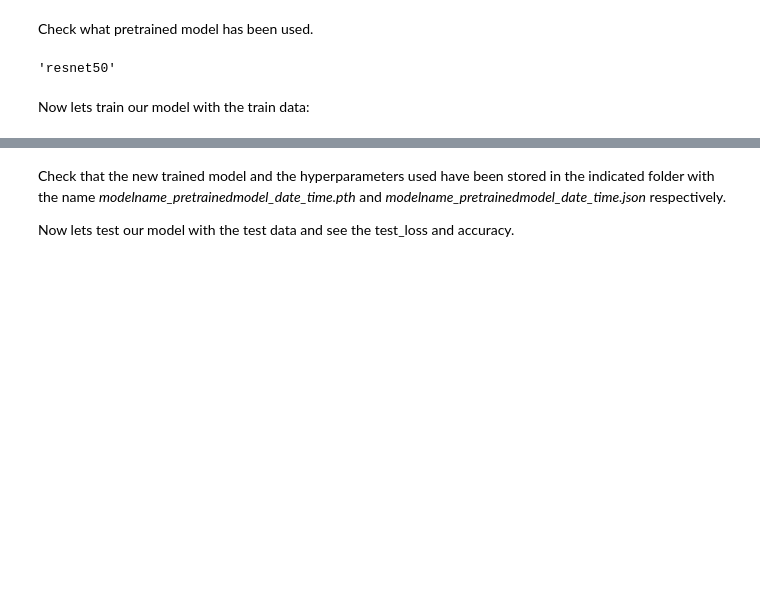
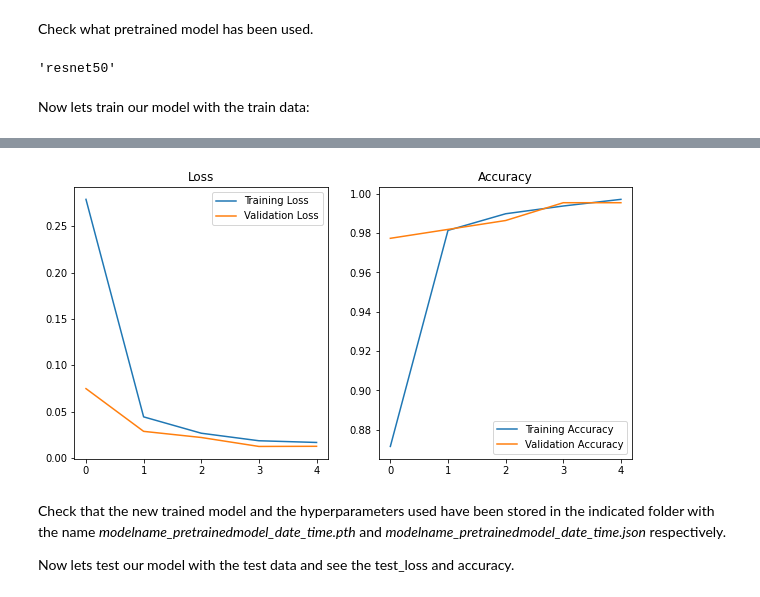
Before and after one commit to gonzalo-cordova-pou/MLADHD, a Jupyter notebook: DEMO.ipynb, the cells around one changed output, grey strips where cells are left out. Cells and saved outputs as stored; diff of their text form; code cells hidden in the pictures; blank space fills up the shorter version.

Commit message:
New training and testing functions

```diff
--- a/DEMO.ipynb
+++ b/DEMO.ipynb
@@ -104,19 +104,20 @@ The idea of case 1 is to create a model by using a pretrained PyTorch model and
 model_name = 'test_newData'
 data_dir = './drive/MyDrive/2023-ADHD-VCU-UPC/data_clean/'
 models_dir = './drive/MyDrive/2023-ADHD-VCU-UPC/models/'
-valid_size = 0.2
+split = (0.8, 0.1, 0.1)
 # %% [markdown]
 Create a dictionary with the hyperparameters:
 # %%
 hyperparams = {
     'lr': 0.003,
-    'epochs': 1,
+    'epochs': 5,
     'batch_size': 64,
     'optimizer': 'Adam',            # options: Adam, SGD
     'loss': 'NLLLoss',              # options: NLLLoss, CrossEntropyLoss
     'pretrained_model': 'resnet50', # options: resnet50, vgg16
     'freeze_pretrained_model': True,# options: True, False
     'train_transforms': 'default',  # options: default
+    'valid_transforms': 'default',    # options: default
     'test_transforms': 'default'    # options: default
 }
 # %% [markdown]
@@ -126,5 +127,5 @@ experiment = MLADHD(model_name, data_dir, models_dir, hyperparams)
 # %% [markdown]
 Load and split the data into train and test.
 # %%
-experiment.load_split_dataset(valid_size)
+experiment.load_split_dataset(split)
 # %% [output]
@@ -157,3 +169,7 @@ Model saved as:  test_newData_resnet50_2023-03-17_16-49-32.pth
+# %%
+experiment.plot_training()
+# %% [output]
+[figure, added]
 # %% [markdown]
 Check that the new trained model and the hyperparameters used have been stored in the indicated folder with the name *modelname_pretrainedmodel_date_time.pth* and *modelname_pretrainedmodel_date_time.json* respectively.
 
```
Also changed, not shown: parts of 17 cells of this notebook.
